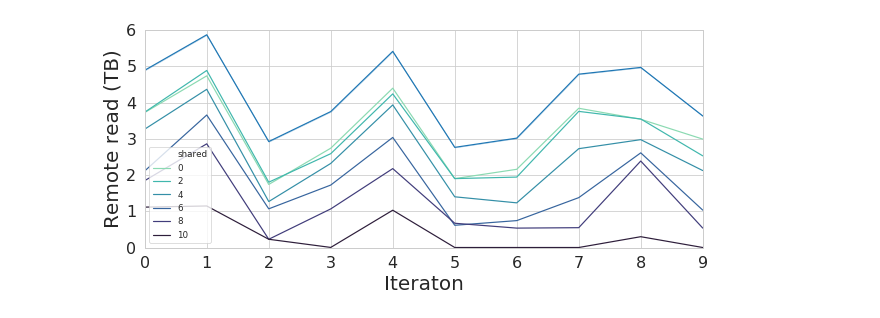
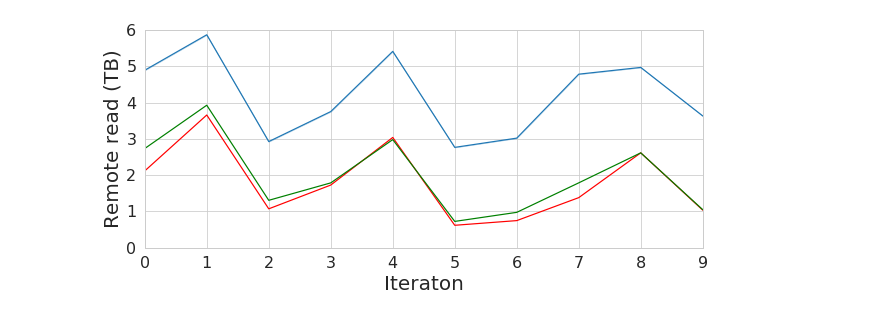
Before and after one commit to UmasouTTT/Kariz, a Jupyter notebook: code/ipython/multidag_wshare_results.ipynb, the cells around one changed output. Cells and saved outputs as stored; diff of their text form; code cells hidden in the pictures.

```diff
--- a/code/ipython/multidag_wshare_results.ipynb
+++ b/code/ipython/multidag_wshare_results.ipynb
@@ -50,18 +1,24 @@ with open(fpath, 'r') as fd:
 # %%
-fpaths=['/local0/Kariz/expriments/simulator/multidag/multidag_run_md_4_cmr.json',
-       '/local0/Kariz/expriments/simulator/multidag/multidag_run_md_10_cmr.json',
-       '/local0/Kariz/expriments/simulator/multidag/multidag_run_md_8_sjf.json',
-       '/local0/Kariz/expriments/simulator/multidag/multidag_run_md_4_sjf.json',
-       '/local0/Kariz/expriments/simulator/multidag/multidag_run_md_6_sjf.json',
-       '/local0/Kariz/expriments/simulator/multidag/multidag_run_md_0_sjf.json',
-       '/local0/Kariz/expriments/simulator/multidag/multidag_run_md_10_sjf.json',
-       '/local0/Kariz/expriments/simulator/multidag/multidag_run_md_2_sjf.json',]
+import json
+import pandas as pd
+
+fpaths=['/local0/Kariz/expriments/simulator/multidag/multidag_run_md_0_cmr.json',
+    '/local0/Kariz/expriments/simulator/multidag/multidag_run_md_2_cmr.json',
+    '/local0/Kariz/expriments/simulator/multidag/multidag_run_md_4_cmr.json',
+    '/local0/Kariz/expriments/simulator/multidag/multidag_run_md_6_cmr.json',
+    '/local0/Kariz/expriments/simulator/multidag/multidag_run_md_8_cmr.json',
+    '/local0/Kariz/expriments/simulator/multidag/multidag_run_md_10_cmr.json',
+    '/local0/Kariz/expriments/simulator/multidag/multidag_run_md_8_sjf.json',
+    '/local0/Kariz/expriments/simulator/multidag/multidag_run_md_4_sjf.json',
+    '/local0/Kariz/expriments/simulator/multidag/multidag_run_md_6_sjf.json',
+    '/local0/Kariz/expriments/simulator/multidag/multidag_run_md_0_sjf.json',
+    '/local0/Kariz/expriments/simulator/multidag/multidag_run_md_10_sjf.json',
+    '/local0/Kariz/expriments/simulator/multidag/multidag_run_md_2_sjf.json',]
 
 df_data = []
 
 for fpath in fpaths:
     shared, alg = fpath.split('/')[-1].split('.')[0].split('_')[-2:]
-    print(shared, alg)
     with open(fpath, 'r') as fd:
         raw_data = json.loads(fd.read())
 
@@ -82,5 +39,8 @@ for fpath in fpaths:
                            'round': it, 'runtime': total_runtime, 'remote': round_total -  round_cached})
       #      print(it, round_cached, round_total)
 df = pd.DataFrame(df_data)
-df
+df.head(5)
+
+agg_df = df.groupby(['shared', 'alg']).agg('sum').reset_index()
+agg_df
 # %% [output]
@@ -113,31 +143,33 @@ df
 # %%
 import numpy as np
 import pandas as pd
 import seaborn as sns
 import matplotlib.pyplot as plt
 from mpl_toolkits.axisartist.axislines import SubplotZero
 import matplotlib.ticker as ticker
 
 sns.set_style(style="whitegrid")
 sns.set_context("paper")
 
 
 def format_yticks(x, pos=None):
     return str(int(x)//1000)
 
 fig, ax = plt.subplots(figsize=(10, 4))
 sns.lineplot(data=df, x="round", y="total", ax=ax)
 palette = sns.color_palette("mako_r", 6)
-sns.lineplot(data=df[df['alg'] == 'sjf'], x="round", y="remote", hue='shared', ax=ax, palette=palette)
+sns.lineplot(data=df[(df['alg'] == 'sjf') & (df['shared'] == 6)], x="round",
+             y="remote", color='red', ax=ax)
 #palette2 = sns.color_palette("mako_r", 2)
-#sns.lineplot(data=df[df['alg'] == 'cmr'], x="round", y="remote", hue='shared', ax=ax, palette='mako_r')
+sns.lineplot(data=df[(df['alg'] == 'cmr') & (df['shared'] == 6)], x="round",
+             y="remote", color='green', ax=ax)
 ax.set_xlim(0, 9)
 ax.set_ylim(0, 6000)
 #final_cp_df[['predicted', 'actual']].plot.bar(ax = ax)
 #ax.axhline(1, color='#4d4d4d')
 ax.set_ylabel('Remote read (TB)', fontsize=20)
 ax.set_xlabel('Iteraton', fontsize=20)
 ax.yaxis.set_major_formatter(ticker.FuncFormatter(format_yticks))
 ax.tick_params(labelsize=16)
 # %% [output]
-[figure, old version]
+[figure, new version]
```
Also changed, not shown: parts of 7 cells of this notebook, 20 other files.
